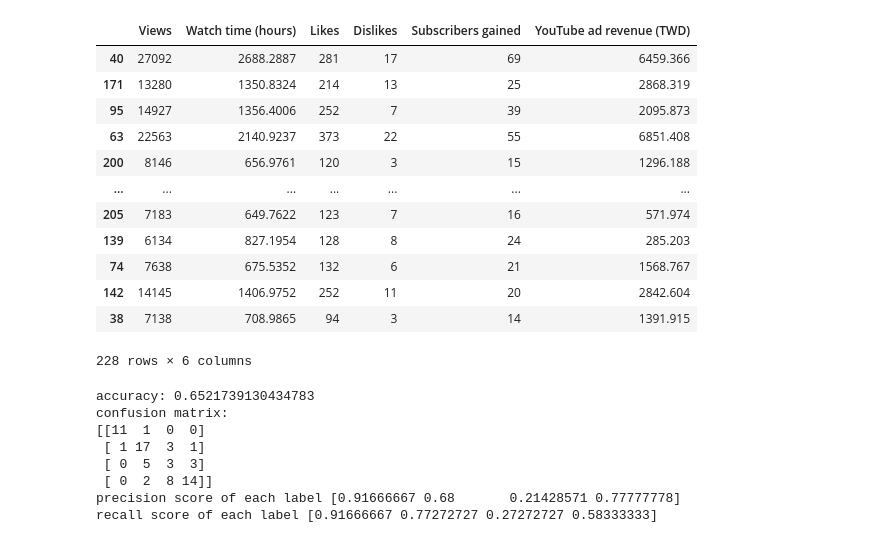
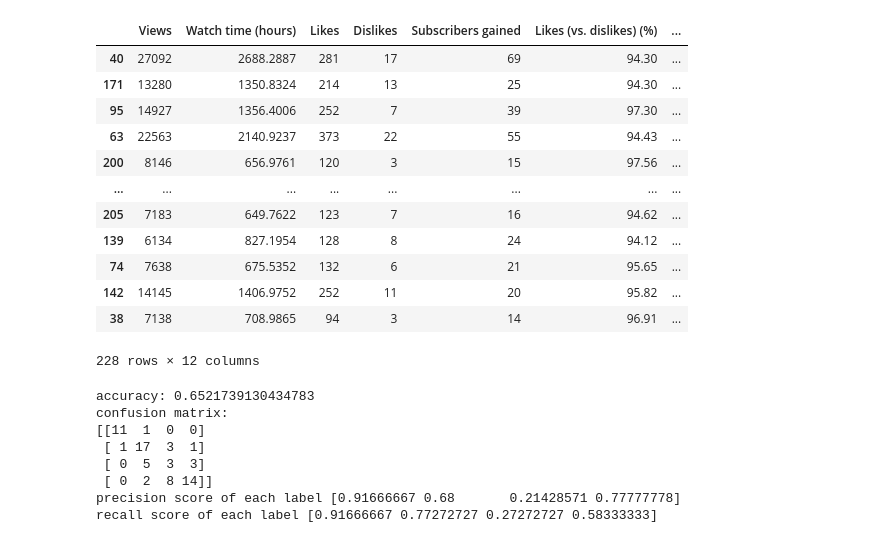
Before and after one commit to jerryyyyy708/YT_Revenue_Prediction, a Jupyter notebook: YT_Revenue_Prediction.ipynb, the cells around one changed output. Saved outputs shown, nothing was run; the diff lists cells and outputs as text; code cells hidden in the pictures.

```diff
--- a/YT_Revenue_Prediction.ipynb
+++ b/YT_Revenue_Prediction.ipynb
@@ -6,47 +6,51 @@ from sklearn import preprocessing
 
 #dataset owner:jerryyyyy708
 #https://youtube.com/channel/UCLi9jBe_Jzo1vPjULRpCj7Q
-data="YT_revenue.csv"
+data="dataset/YT_revenue_v2.csv"
 
 #load dataset and discard useless features
 df=pd.read_csv(data,sep=',')
+cols = [col for col in df if col != 'YouTube ad revenue (TWD)']
+cols.append('YouTube ad revenue (TWD)')
+df = df[cols]
 df=df.drop(columns=['Video title'])
 df=df.drop(columns=['Video publish time'])
 df=df.drop(columns=['Video'])
 #df=df.drop(columns=['Dislikes'])
 df=df.drop(columns=['Comments added'])
 df=df.drop(columns=['Shares'])
+df=df.drop(columns=['Impressions'])
 #df=df.drop(columns=['Subscribers gained'])
 #df=df.drop(columns=['Likes'])
 df=df.dropna()
 df=df.drop(df.index[-1])
 df=df.drop(df.index[0])
 df.drop(df[df['YouTube ad revenue (TWD)']==0].index,inplace=True)
 df=shuffle(df,random_state=1)
 labels=[]
 
 #labeling the data with 4 levels
 for i in df['YouTube ad revenue (TWD)']:
-    if(i>=3000):
+    if (i>=3000):
         labels.append(3)
     elif(i>=2000):
         labels.append(2)
     elif(i>=1000):
         labels.append(1)
     else:
         labels.append(0)
 df
 # %% [output]
-|  | Views | Watch time (hours) | Likes | Dislikes | Subscribers gained | YouTube ad revenue (TWD) |
-| 40 | 27092 | 2688.2887 | 281 | 17 | 69 | 6459.366 |
-| 171 | 13280 | 1350.8324 | 214 | 13 | 25 | 2868.319 |
-| 95 | 14927 | 1356.4006 | 252 | 7 | 39 | 2095.873 |
-| 63 | 22563 | 2140.9237 | 373 | 22 | 55 | 6851.408 |
-| 200 | 8146 | 656.9761 | 120 | 3 | 15 | 1296.188 |
-| ... | ... | ... | ... | ... | ... | ... |
-| 205 | 7183 | 649.7622 | 123 | 7 | 16 | 571.974 |
-| 139 | 6134 | 827.1954 | 128 | 8 | 24 | 285.203 |
-| 74 | 7638 | 675.5352 | 132 | 6 | 21 | 1568.767 |
-| 142 | 14145 | 1406.9752 | 252 | 11 | 20 | 2842.604 |
-| 38 | 7138 | 708.9865 | 94 | 3 | 14 | 1391.915 |
+|  | Views | Watch time (hours) | Likes | Dislikes | Subscribers gained | Likes (vs. dislikes) (%) | ... |
+| 40 | 27092 | 2688.2887 | 281 | 17 | 69 | 94.30 | ... |
+| 171 | 13280 | 1350.8324 | 214 | 13 | 25 | 94.30 | ... |
+| 95 | 14927 | 1356.4006 | 252 | 7 | 39 | 97.30 | ... |
+| 63 | 22563 | 2140.9237 | 373 | 22 | 55 | 94.43 | ... |
+| 200 | 8146 | 656.9761 | 120 | 3 | 15 | 97.56 | ... |
+| ... | ... | ... | ... | ... | ... | ... | ... |
+| 205 | 7183 | 649.7622 | 123 | 7 | 16 | 94.62 | ... |
+| 139 | 6134 | 827.1954 | 128 | 8 | 24 | 94.12 | ... |
+| 74 | 7638 | 675.5352 | 132 | 6 | 21 | 95.65 | ... |
+| 142 | 14145 | 1406.9752 | 252 | 11 | 20 | 95.82 | ... |
+| 38 | 7138 | 708.9865 | 94 | 3 | 14 | 96.91 | ... |
-228 rows × 6 columns
+228 rows × 12 columns
```
Also changed, not shown: parts of 8 cells of this notebook, 3 other files.
